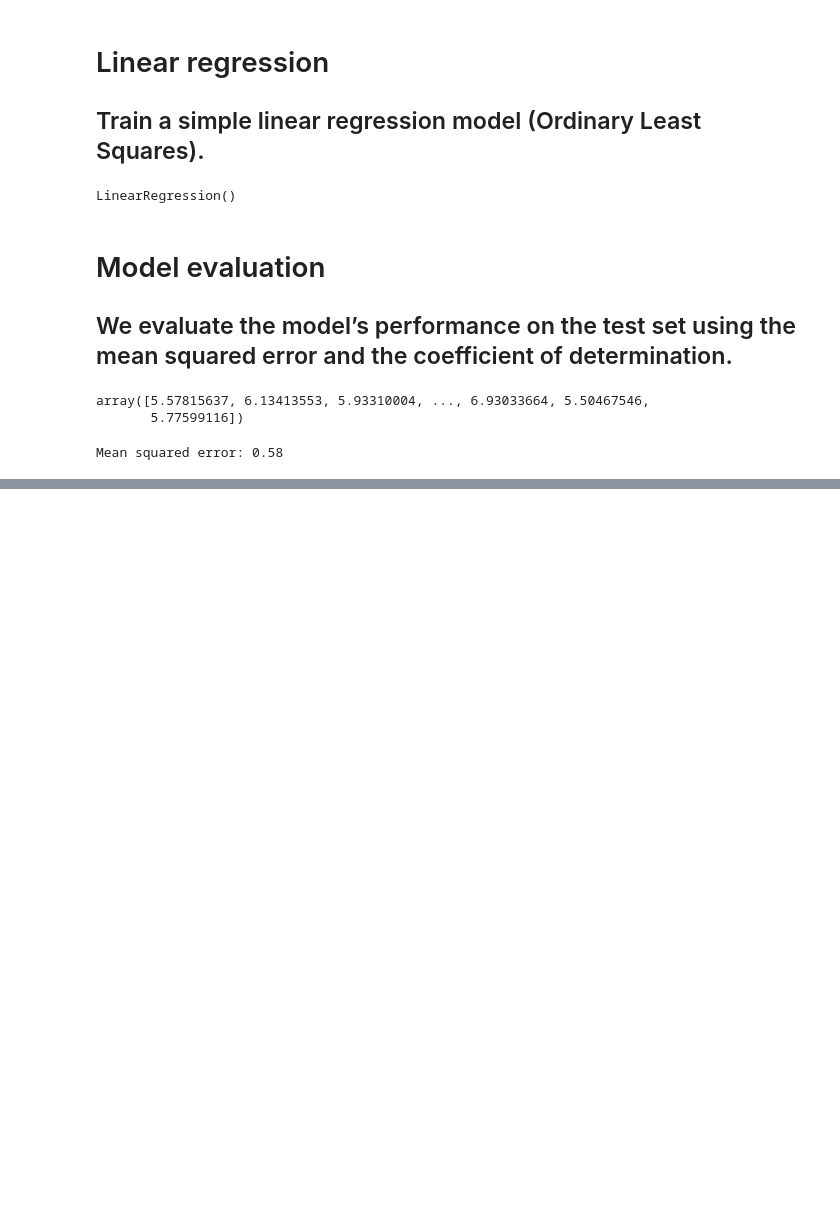
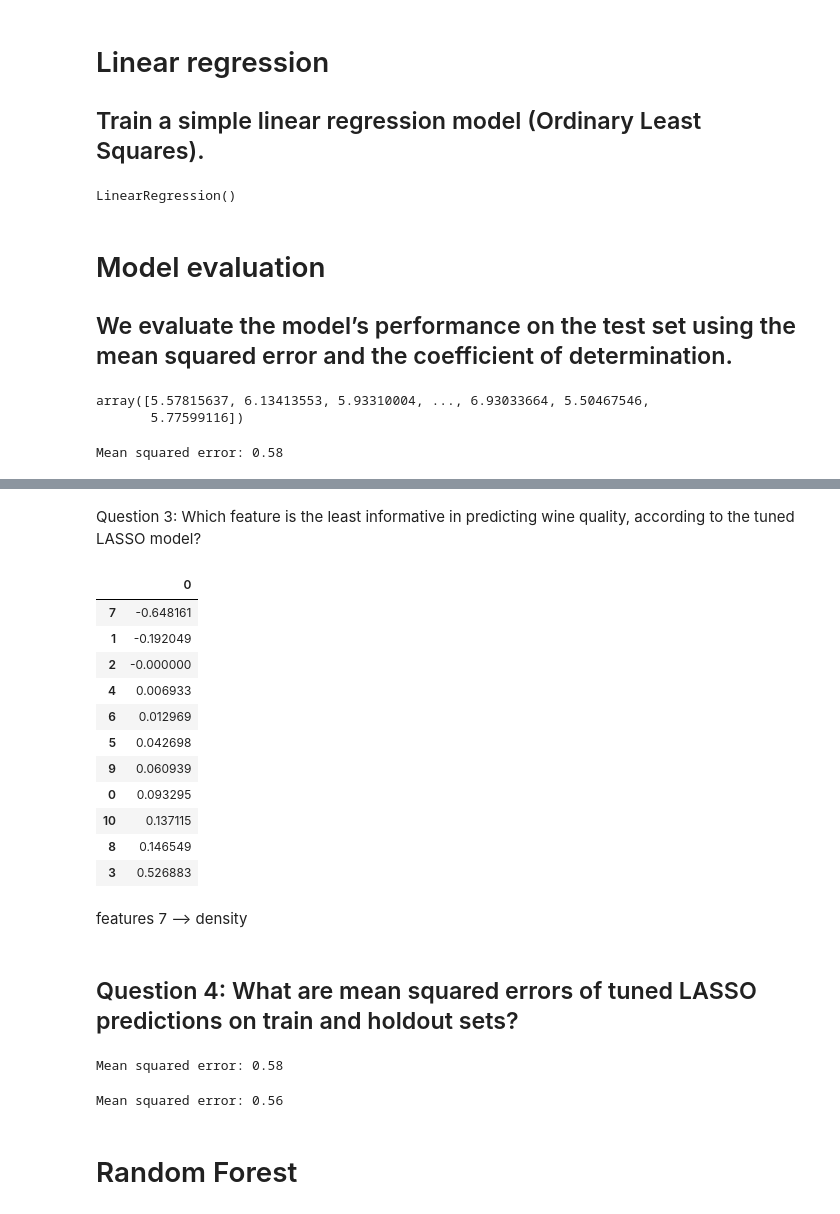
Before and after one commit to Mnr04/Ml_course, a Jupyter notebook: Assignment_04.ipynb, the cells around one changed output, grey strips where cells are left out. Drawn from its saved outputs; the diff is of its cells as text; code cells hidden in the pictures; blank space fills up the shorter version.

```diff
--- a/Assignment_04.ipynb
+++ b/Assignment_04.ipynb
@@ -81,0 +165,36 @@ Mean squared error: 0.58
+# %% [markdown]
+Question 3: Which feature is the least informative in predicting wine quality, according to the tuned LASSO model?
+# %%
+coef = lasso_cv.coef_
+lasso_cv_coef = pd.DataFrame(coef)
+lasso_cv_coef
+lasso_cv_coef.sort_values(by=[0], ascending=True)
+# %% [output]
+|  | 0 |
+| 7 | -0.648161 |
+| 1 | -0.192049 |
+| 2 | -0.000000 |
+| 4 | 0.006933 |
+| 6 | 0.012969 |
+| 5 | 0.042698 |
+| 9 | 0.060939 |
+| 0 | 0.093295 |
+| 10 | 0.137115 |
+| 8 | 0.146549 |
+| 3 | 0.526883 |
+# %% [markdown]
+features 7 --> density
+# %% [markdown]
+## Question 4: What are mean squared errors of tuned LASSO predictions on train and holdout sets?
+# %%
+y_pred_test = lasso_cv.predict(X_holdout_scaled)
+print(f"Mean squared error: {mean_squared_error(y_pred, y_holdout):.2f}")
+# %% [output]
+Mean squared error: 0.58
+# %%
+y_pred_train = lasso_cv.predict(X_train_scaled)
+print(f"Mean squared error: {mean_squared_error(y_pred_train, y_train):.2f}")
+# %% [output]
+Mean squared error: 0.56
+# %% [markdown]
+# Random Forest
```
Also changed, not shown: parts of 24 cells of this notebook.
